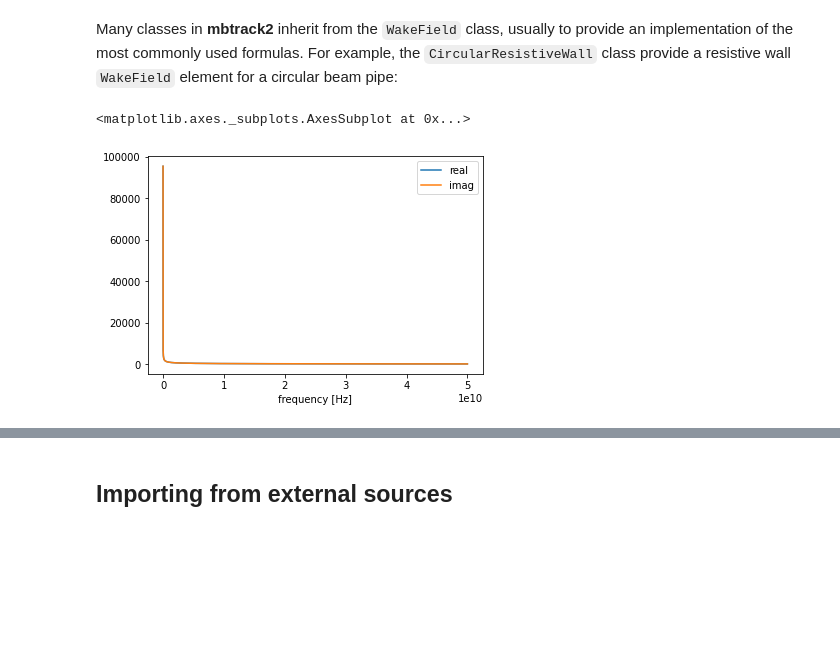
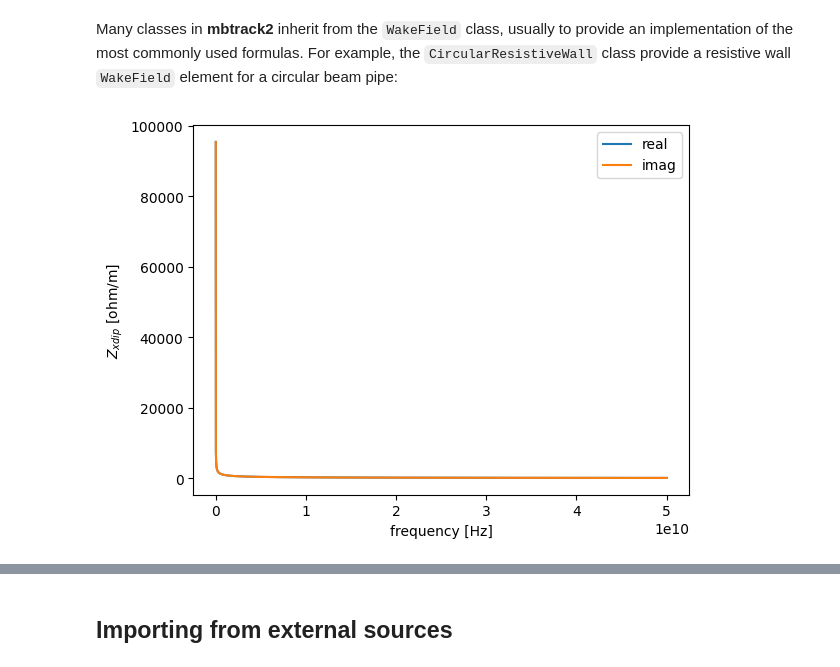
Before and after one commit to GamelinAl/mbtrack2_examples, a Jupyter notebook: mbtrack2_collective_effects.ipynb, the cells around one changed output, grey strips where cells are left out. Saved outputs shown, nothing was run; the diff lists cells and outputs as text; code cells hidden in the pictures; blank space fills up the shorter version.

```diff
--- a/mbtrack2_collective_effects.ipynb
+++ b/mbtrack2_collective_effects.ipynb
@@ -277,8 +281,7 @@ exact = True # If False, approxmiated formulas are used for the wake function co
 
 rw = CircularResistiveWall(time, frequency, length, rho, radius, exact)
 # %%
-rw.Zxdip.data.plot()
+ax = rw.Zxdip.plot()
 # %% [output]
-<matplotlib.axes._subplots.AxesSubplot at 0x...>
-[figure, old version]
+[figure, new version]
 # %%
```
Also changed, not shown: parts of 59 cells of this notebook.
